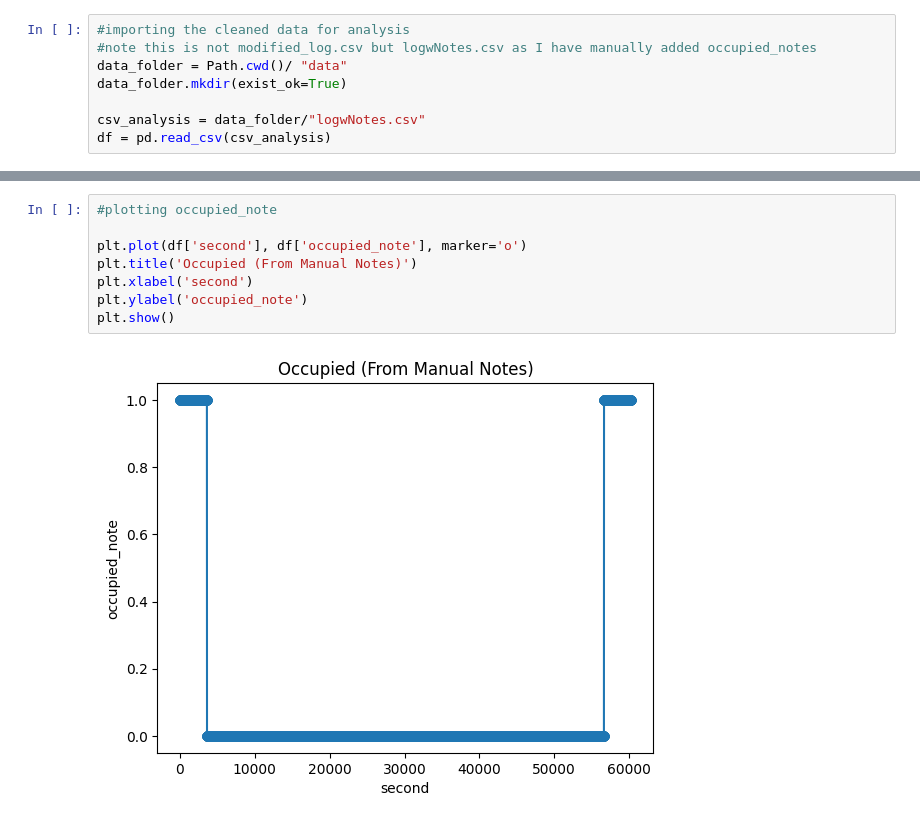
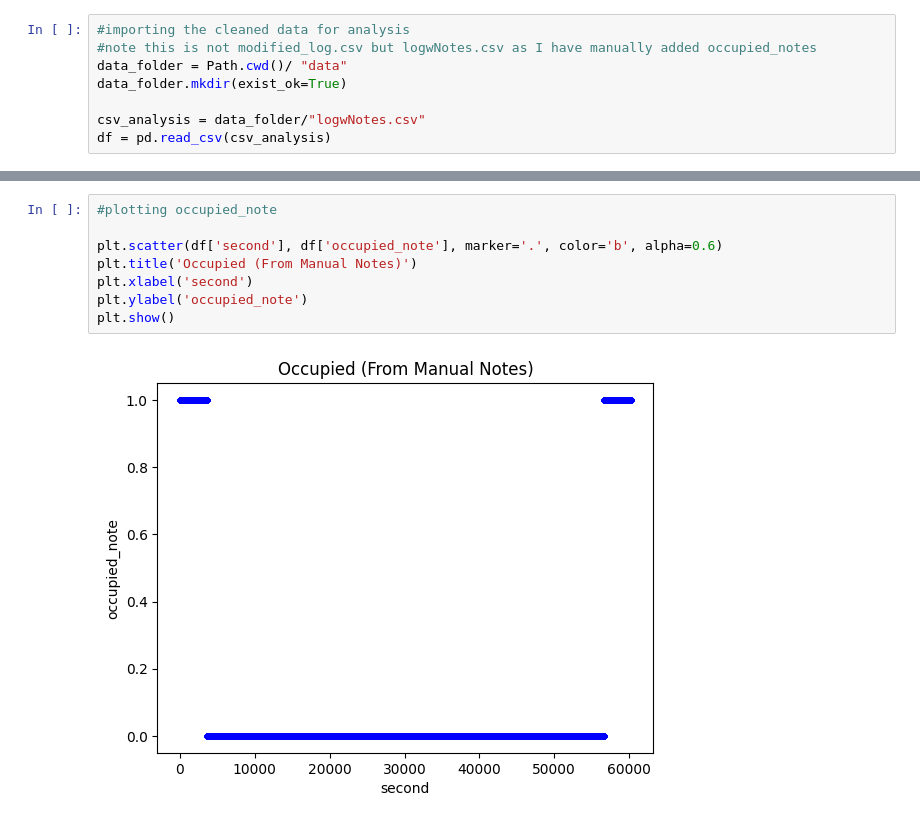
Before and after one commit to KentvTran/Smart-Alert-Lab-ML, a Jupyter notebook: cleaning_eda.ipynb, the cells around one changed output, grey strips where cells are left out. Drawn from its saved outputs; the diff is of its cells as text.

```diff
--- a/cleaning_eda.ipynb
+++ b/cleaning_eda.ipynb
@@ -121,10 +121,10 @@ plt.show()
 # %%
 #plotting occupied_note
 
-plt.plot(df['second'], df['occupied_note'], marker='o')
+plt.scatter(df['second'], df['occupied_note'], marker='.', color='b', alpha=0.6)
 plt.title('Occupied (From Manual Notes)')
 plt.xlabel('second')
 plt.ylabel('occupied_note')
 plt.show()
 # %% [output]
-[figure, old version]
+[figure, new version]
```
Also changed, not shown: parts of 4 cells of this notebook, 1 other file.
